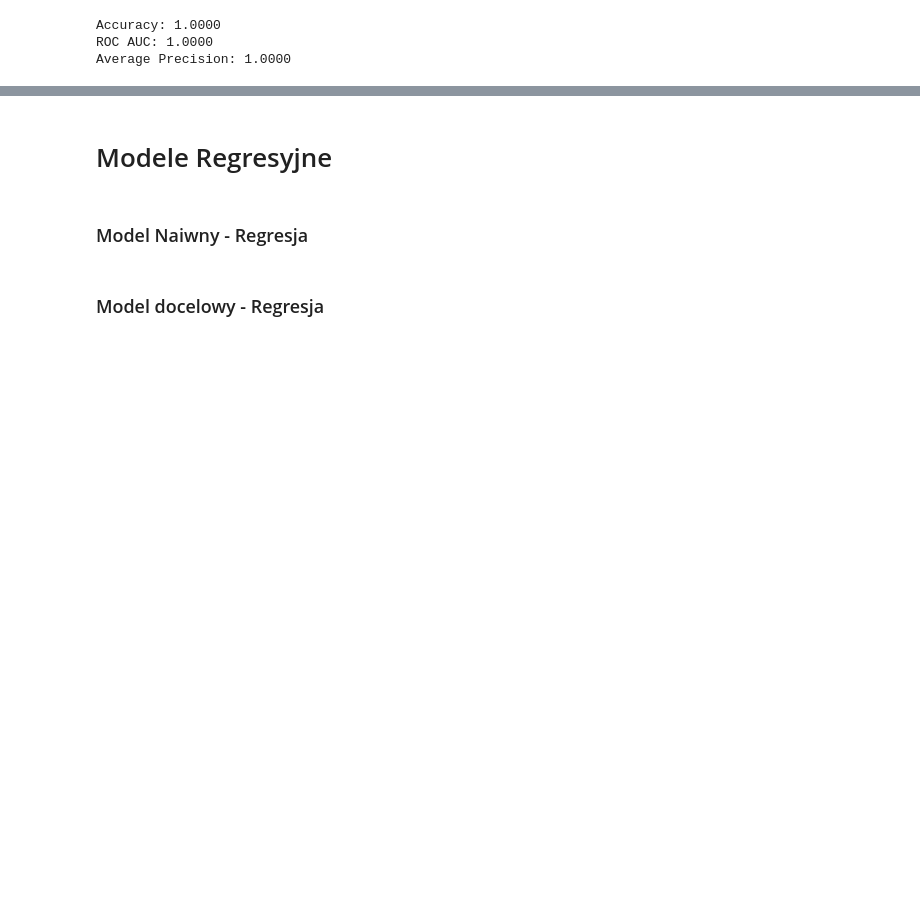
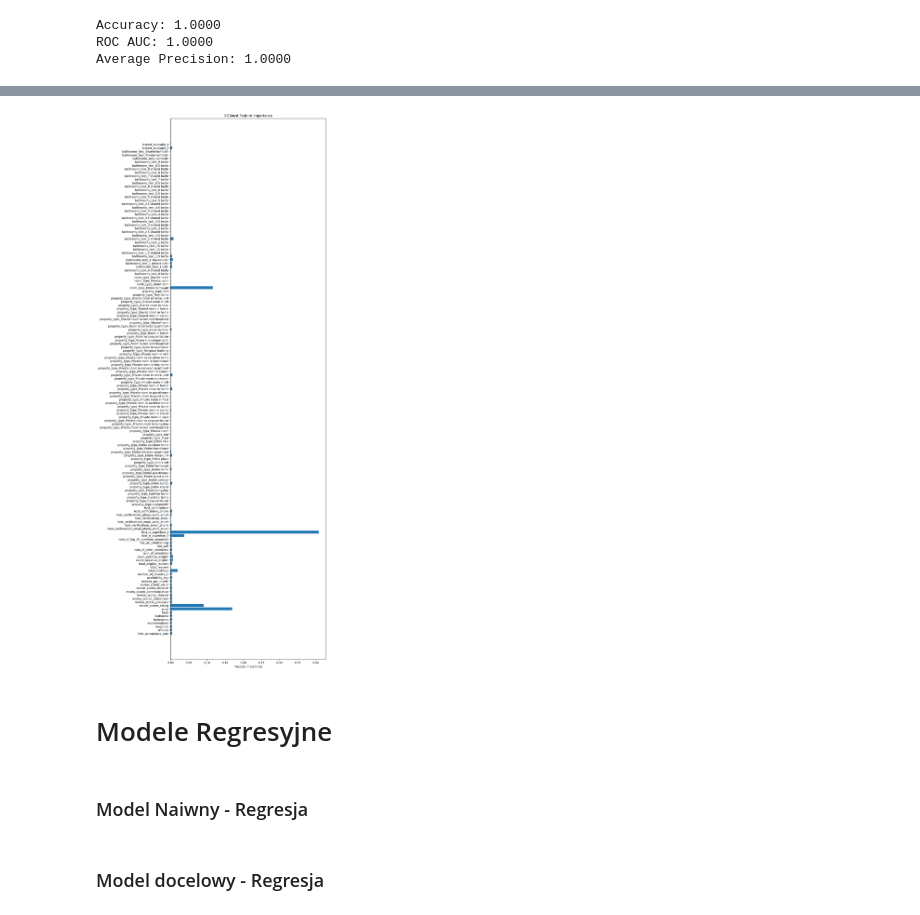
Before and after one commit to psiku/IUM-long-stay-insights, a Jupyter notebook: notebooks/models.ipynb, the cells around one changed output, grey strips where cells are left out. Drawn from its saved outputs; the diff is of its cells as text; code cells hidden in the pictures; blank space fills up the shorter version.

Commit message:
add xgboost and feature importance

```diff
--- a/notebooks/models.ipynb
+++ b/notebooks/models.ipynb
@@ -701,0 +675,3 @@ Average Precision: 1.0000
+# %%
+ohe_df = pd.get_dummies(final_df_ohe, columns=non_numerical_columns)
+ohe_df["target"].head(5)
@@ -701,0 +685,24 @@ Average Precision: 1.0000
+# %%
+def clean_column_names(df):
+    df_cleaned = df.copy()
+
+    new_columns = {}
+    for col in df_cleaned.columns:
+        if any(char in str(col) for char in ['[', ']', '<', '>']):
+            new_col = str(col)
+            if '[]' in new_col:
+                new_col = new_col.replace('[]', '')
+            else:
+                new_col = new_col.replace('[', '_').replace(']', '_').replace("'", "").replace(', ', '_')
+
+            while '__' in new_col:
+                new_col = new_col.replace('__', '_')
+
+            new_col = new_col.rstrip('_')
+
+            new_columns[col] = new_col
+
+    df_cleaned = df_cleaned.rename(columns=new_columns)
+    return df_cleaned
+
+df_cleaned = clean_column_names(ohe_df)
@@ -702,3 +780,13 @@ Average Precision: 1.0000
+# %%
+importances = xgb_classifier.feature_importances_
+
+plt.figure(figsize=(10, 35))
+plt.barh(x_train.columns, importances)
+plt.xlabel("Feature Importance")
+plt.title("XGBoost Feature Importance")
+plt.show()
+# %% [output]
+[figure, added]
 # %% [markdown]
 # Modele Regresyjne
 # %% [markdown]
```
Also changed, not shown: parts of 22 cells of this notebook.
